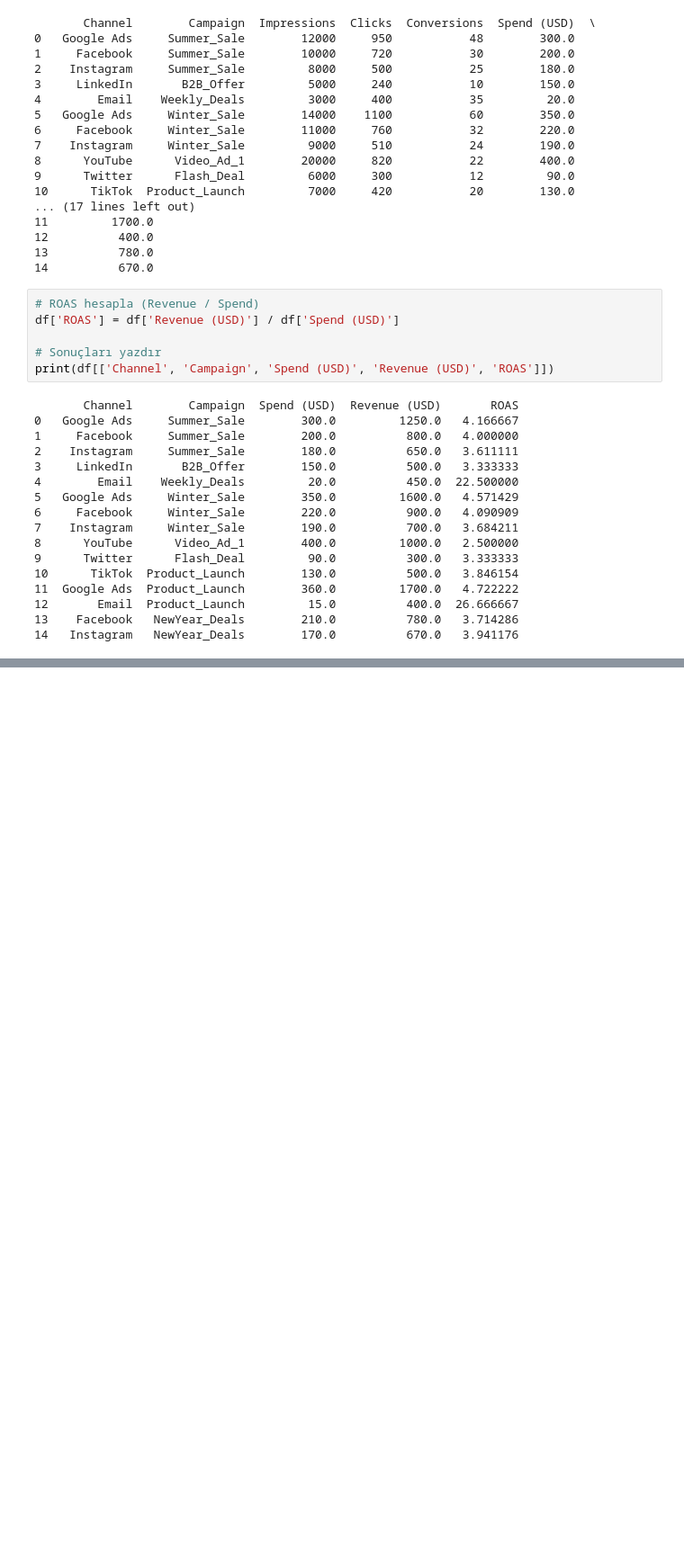
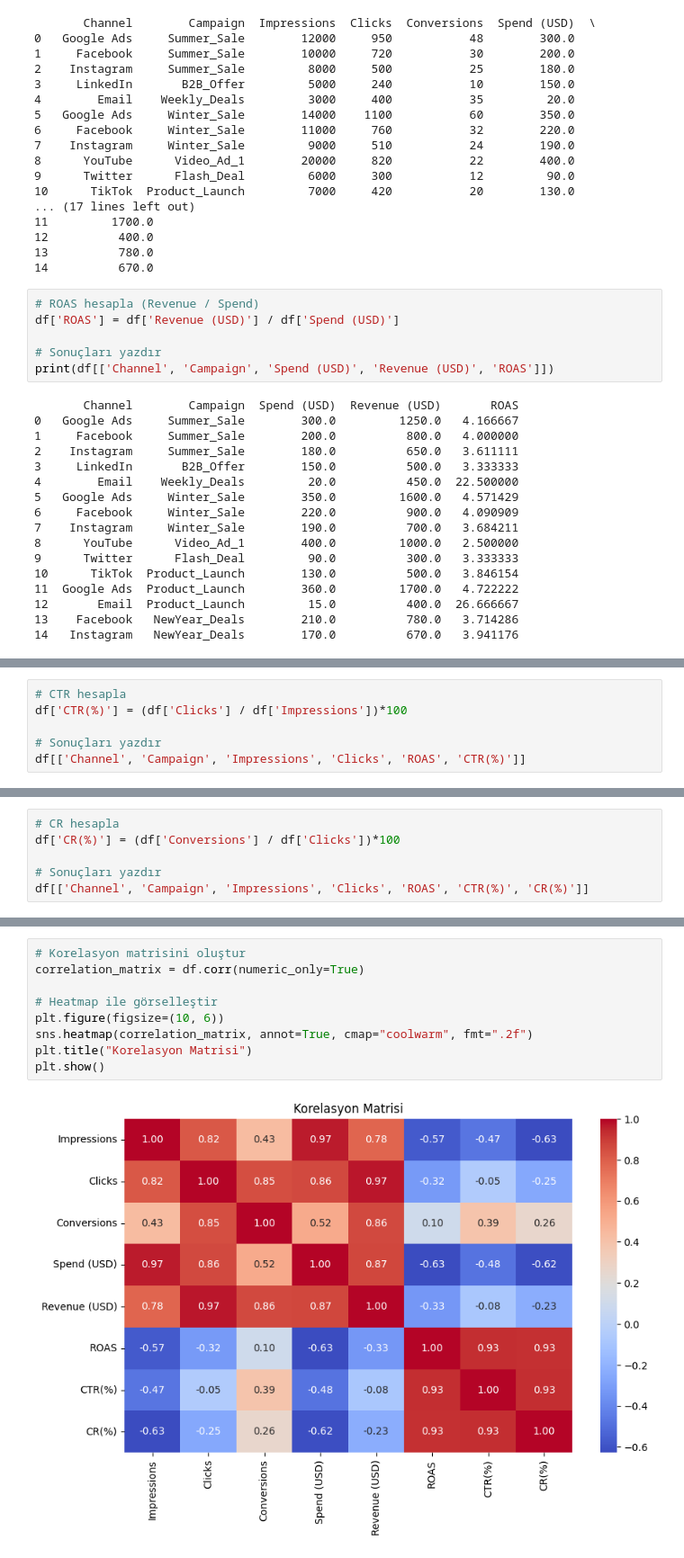
Before and after one commit to aozturkalan/API_file_pull, a Jupyter notebook: read_sheet.ipynb, the cells around one changed output, grey strips where cells are left out. Shown at 90% size. Cells and saved outputs as stored; diff of their text form; blank space fills up the shorter version.

```diff
--- a/read_sheet.ipynb
+++ b/read_sheet.ipynb
@@ -65,0 +101,6 @@ print(df[['Channel', 'Campaign', 'Spend (USD)', 'Revenue (USD)', 'ROAS']])
+# %%
+# CTR hesapla
+df['CTR(%)'] = (df['Clicks'] / df['Impressions'])*100
+
+# Sonuçları yazdır
+df[['Channel', 'Campaign', 'Impressions', 'Clicks', 'ROAS', 'CTR(%)']]
@@ -65,0 +124,6 @@ print(df[['Channel', 'Campaign', 'Spend (USD)', 'Revenue (USD)', 'ROAS']])
+# %%
+# CR hesapla
+df['CR(%)'] = (df['Conversions'] / df['Clicks'])*100
+
+# Sonuçları yazdır
+df[['Channel', 'Campaign', 'Impressions', 'Clicks', 'ROAS', 'CTR(%)', 'CR(%)']]
@@ -65,0 +147,11 @@ print(df[['Channel', 'Campaign', 'Spend (USD)', 'Revenue (USD)', 'ROAS']])
+# %%
+# Korelasyon matrisini oluştur
+correlation_matrix = df.corr(numeric_only=True)
+
+# Heatmap ile görselleştir
+plt.figure(figsize=(10, 6))
+sns.heatmap(correlation_matrix, annot=True, cmap="coolwarm", fmt=".2f")
+plt.title("Korelasyon Matrisi")
+plt.show()
+# %% [output]
+[figure, added]
```
Also changed, not shown: parts of 5 cells of this notebook.
